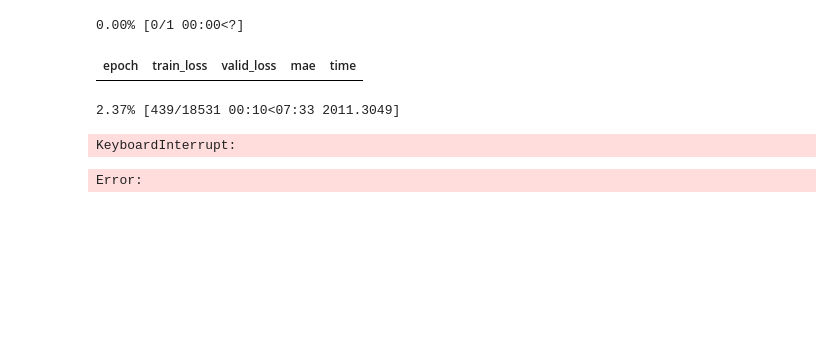
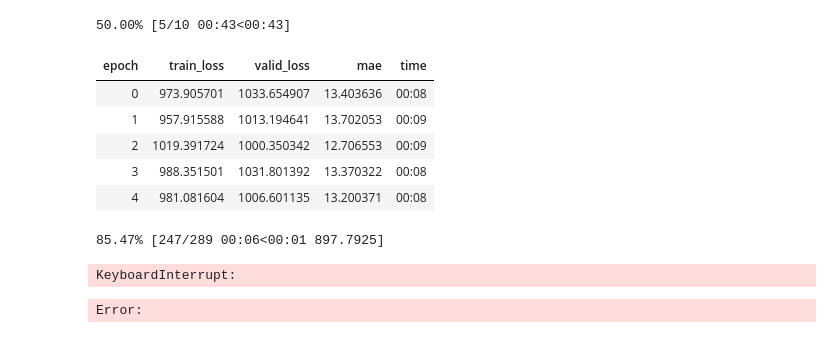
Before and after one commit to omlnaut/dynamic_pricing, a Jupyter notebook: nbs/02_fastai_baseline.ipynb, the cells around one changed output. Saved outputs shown, nothing was run; the diff lists cells and outputs as text; code cells hidden in the pictures; blank space fills up the shorter version.

```diff
--- a/nbs/02_fastai_baseline.ipynb
+++ b/nbs/02_fastai_baseline.ipynb
@@ -21,3 +21,3 @@ price                 float64
 dtype: object
 # %%
-dls = TabularDataLoaders.from_df(df, y_names="price", cat_names=['item_condition_id', 'category_name', 'brand_name', 'shipping'],  procs = [Categorify, FillMissing, Normalize], device=torch.device('cuda'))
+dls = TabularDataLoaders.from_df(df, y_names="price", cat_names=['item_condition_id', 'Cat1', 'Cat2', 'Cat3', 'Cat4', 'Cat5', 'brand_name', 'shipping'],  procs = [Categorify], device=torch.device('cuda'), bs=4096)
@@ -42,9 +48,14 @@ learn.bat
 # %%
-learn.fit_one_cycle(1)
+learn.fit_one_cycle(10, lr_max=1e-1)
 # %% [output]
-0.00% [0/1 00:00<?]
+50.00% [5/10 00:43<00:43]
 | epoch | train_loss | valid_loss | mae | time |
+| 0 | 973.905701 | 1033.654907 | 13.403636 | 00:08 |
+| 1 | 957.915588 | 1013.194641 | 13.702053 | 00:09 |
+| 2 | 1019.391724 | 1000.350342 | 12.706553 | 00:09 |
+| 3 | 988.351501 | 1031.801392 | 13.370322 | 00:08 |
+| 4 | 981.081604 | 1006.601135 | 13.200371 | 00:08 |
-2.37% [439/18531 00:10<07:33 2011.3049]
+85.47% [247/289 00:06<00:01 897.7925]
 KeyboardInterrupt:
 # %%
 # %% [output]
```
Also changed, not shown: parts of 5 cells of this notebook, 7 other files.
